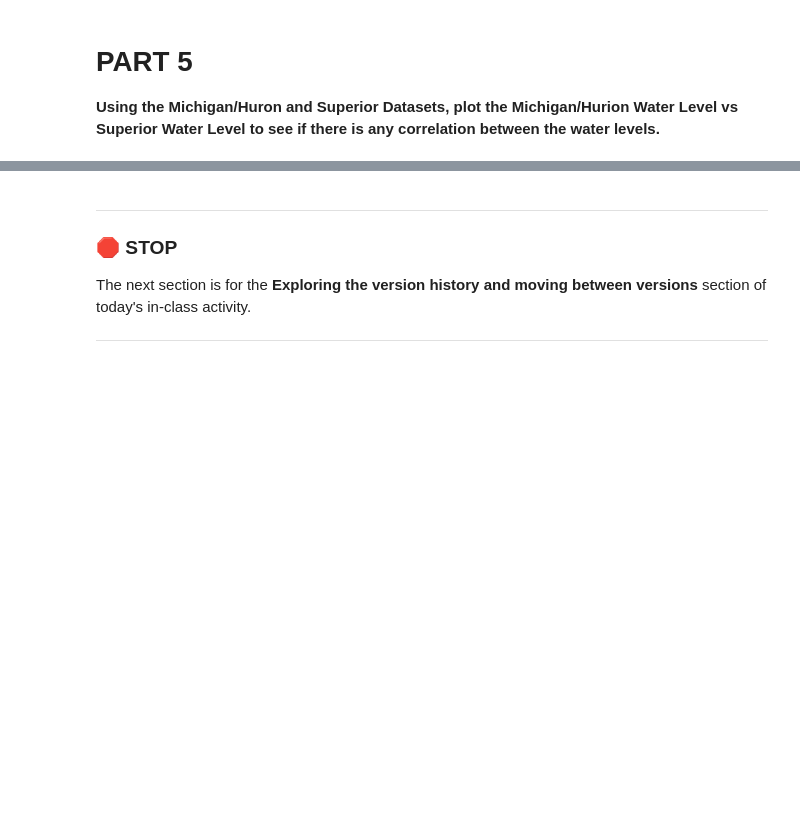
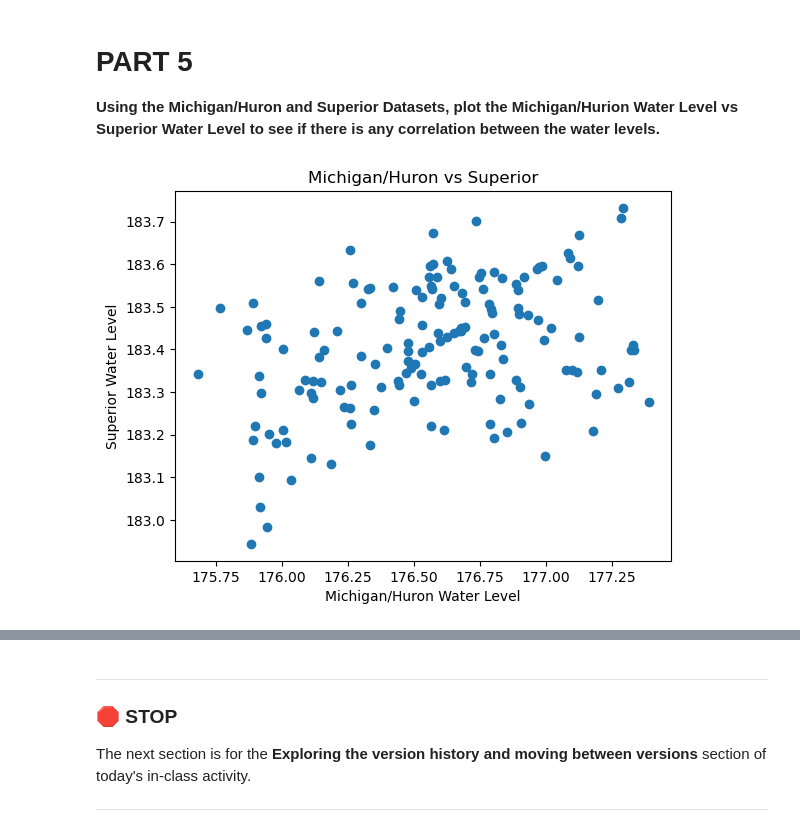
Before and after one commit to Jack-br57/CMSE202_Git_Started, a Jupyter notebook: Great_Lakes_and_Grand_River.ipynb, the cells around one changed output, grey strips where cells are left out. Drawn from its saved outputs; the diff is of its cells as text; code cells hidden in the pictures; blank space fills up the shorter version.

Commit message:
Add Part 5 and Part 6 graphs

```diff
--- a/Great_Lakes_and_Grand_River.ipynb
+++ b/Great_Lakes_and_Grand_River.ipynb
@@ -64,3 +52,21 @@ plt.title("Annual average water level of Lake Superior")
 # PART 5
 
 **Using the Michigan/Huron and Superior Datasets, plot the Michigan/Hurion Water Level vs Superior Water Level to see if there is any correlation between the water levels.**
+# %%
+# Insert Code Here
+import pandas as pd
+import matplotlib.pyplot as plt
+import os
+
+os.chdir("/home/zhouxi60/repositories/CMSE202_Git_Started")
+
+mhu = pd.read_csv("data/mhu.csv")
+sup = pd.read_csv("data/sup.csv")
+
+plt.scatter(mhu.iloc[:, 1], sup.iloc[:, 1])
+plt.xlabel("Michigan/Huron Water Level")
+plt.ylabel("Superior Water Level")
+plt.title("Michigan/Huron vs Superior")
+plt.show()
+# %% [output]
+[figure, added]
```
Also changed, not shown: parts of 12 cells of this notebook.
